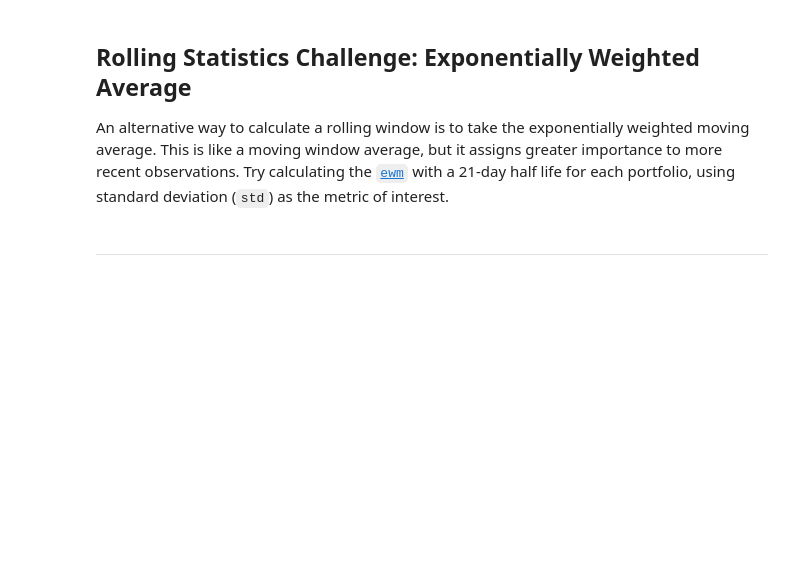
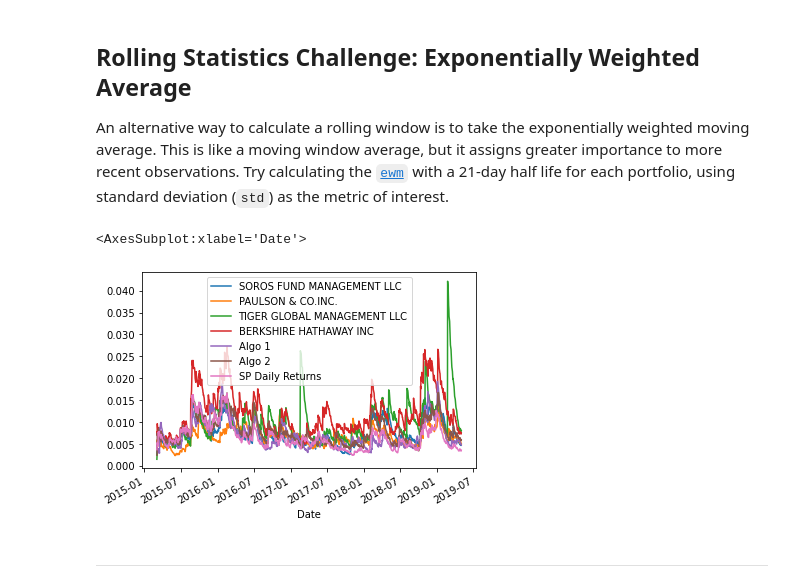
Before and after one commit to Tanobuon/pandas_homework, a Jupyter notebook: Starter_Code/whale_analysis.ipynb, the cells around one changed output. Saved outputs shown, nothing was run; the diff lists cells and outputs as text; code cells hidden in the pictures; blank space fills up the shorter version.

```diff
--- a/Starter_Code/whale_analysis.ipynb
+++ b/Starter_Code/whale_analysis.ipynb
@@ -348,6 +392,10 @@ ax.legend(["Closing combined","Std Whale portfolio", "Std Algo portfolio", "Std
 An alternative way to calculate a rolling window is to take the exponentially weighted moving average. This is like a moving window average, but it assigns greater importance to more recent observations. Try calculating the [`ewm`](https://pandas.pydata.org/pandas-docs/stable/reference/api/pandas.DataFrame.ewm.html) with a 21-day half life for each portfolio, using standard deviation (`std`) as the metric of interest.
 # %%
 # Use `ewm` to calculate the rolling window
+combined_returns.ewm(span =21).std().plot()
+# %% [output]
+<AxesSubplot:xlabel='Date'>
+[figure, added]
 # %% [markdown]
 ---
 # %% [markdown]
```
Also changed, not shown: parts of 5 cells of this notebook.
